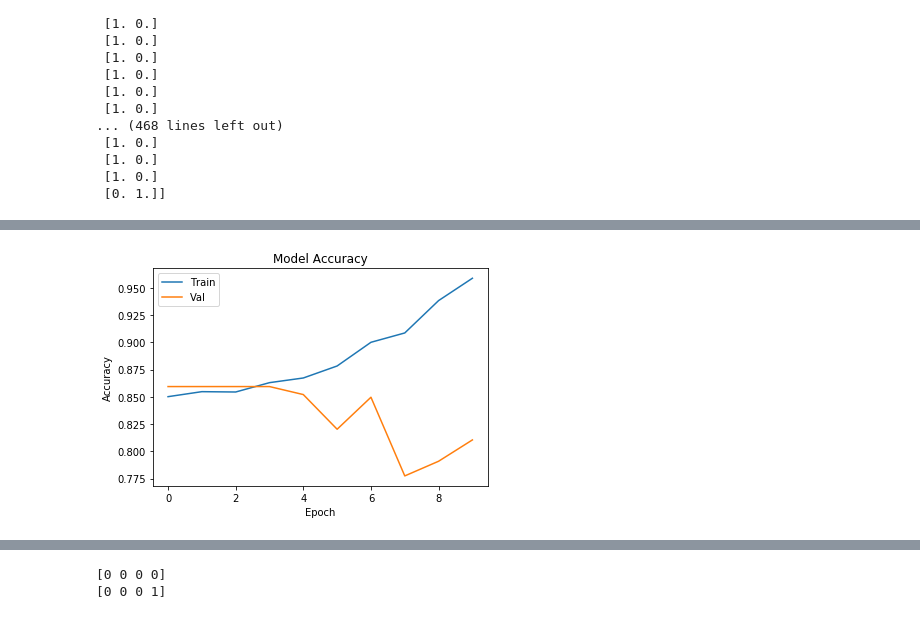
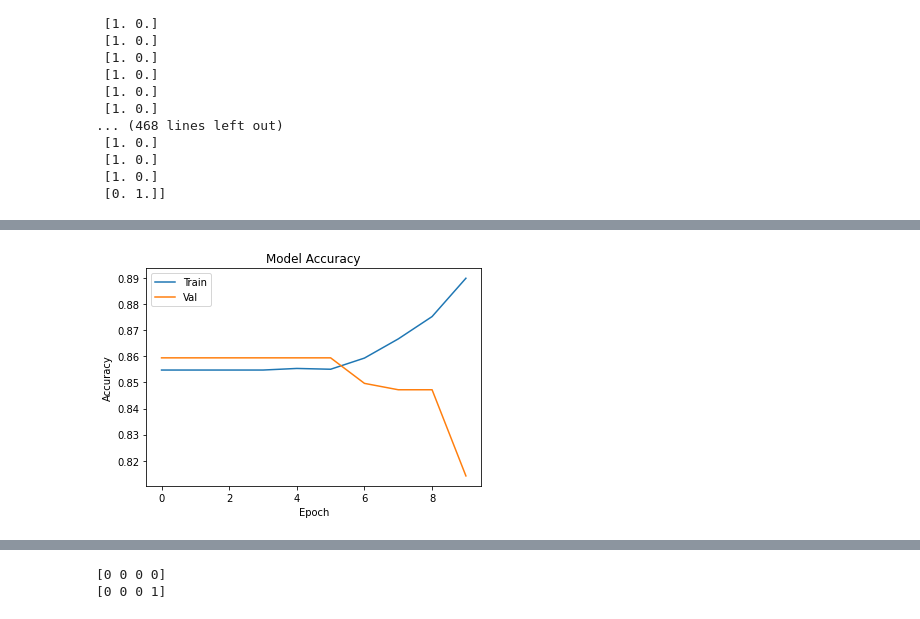
Before and after one commit to urmisen/research_work_DeepGlut, a Jupyter notebook: CNN_glutarylation_without_oversampling.ipynb, the cells around one changed output, grey strips where cells are left out. Saved outputs shown, nothing was run; the diff lists cells and outputs as text; code cells hidden in the pictures.

```diff
--- a/CNN_glutarylation_without_oversampling.ipynb
+++ b/CNN_glutarylation_without_oversampling.ipynb
@@ -17,8 +43,8 @@ Using TensorFlow backend.
 # %%
 #Load the data
 NP_list=[]
-X=pd.read_csv('/Users/urmis/Documents/Thesis/Glutarilation/train_Binary_Encoding.csv').Image_Array
-Y=pd.read_csv('/Users/urmis/Documents/Thesis/Glutarilation/train_Binary_Encoding.csv').Acetylation
+X=pd.read_csv('/content/drive/My Drive/Glutarylation/train_Binary_Encoding.csv').Image_Array
+Y=pd.read_csv('/content/drive/My Drive/Glutarylation/train_Binary_Encoding.csv').Glutarylation
 y_train=np.array(Y)
 print(y_train[0])
 for i in X:
@@ -142,7 +165,9 @@ W0127 00:44:40.078659 11204 deprecation_wrapper.py:119] From C:\Users\urmis\Anac
 # %%
 # add model layers
 model.add(Conv2D(64, kernel_size=3, activation='relu', input_shape=(35,21,1)))
+model.add(MaxPooling2D())
 model.add(Conv2D(32, kernel_size=3, activation='relu'))
+model.add(MaxPooling2D())
 model.add(Conv2D(16, kernel_size=3, activation='relu'))
 model.add(Flatten())
 model.add(Dense(2, activation='softmax'))
@@ -188,13 +224,13 @@ Epoch 10/10
 # %%
 #Visualize the models accuracy
-plt.plot(hist.history['acc'])
-plt.plot(hist.history['val_acc'])
+plt.plot(hist.history['accuracy'])
+plt.plot(hist.history['val_accuracy'])
 plt.title('Model Accuracy')
 plt.ylabel('Accuracy')
 plt.xlabel('Epoch')
 plt.legend(['Train', 'Val'], loc='upper left')
 plt.show()
 # %% [output]
-[figure, old version]
+[figure, new version]
 # %%
 #Show predictions as probabilites for the first 4 images in the test set
```
Also changed, not shown: parts of 17 cells of this notebook.
